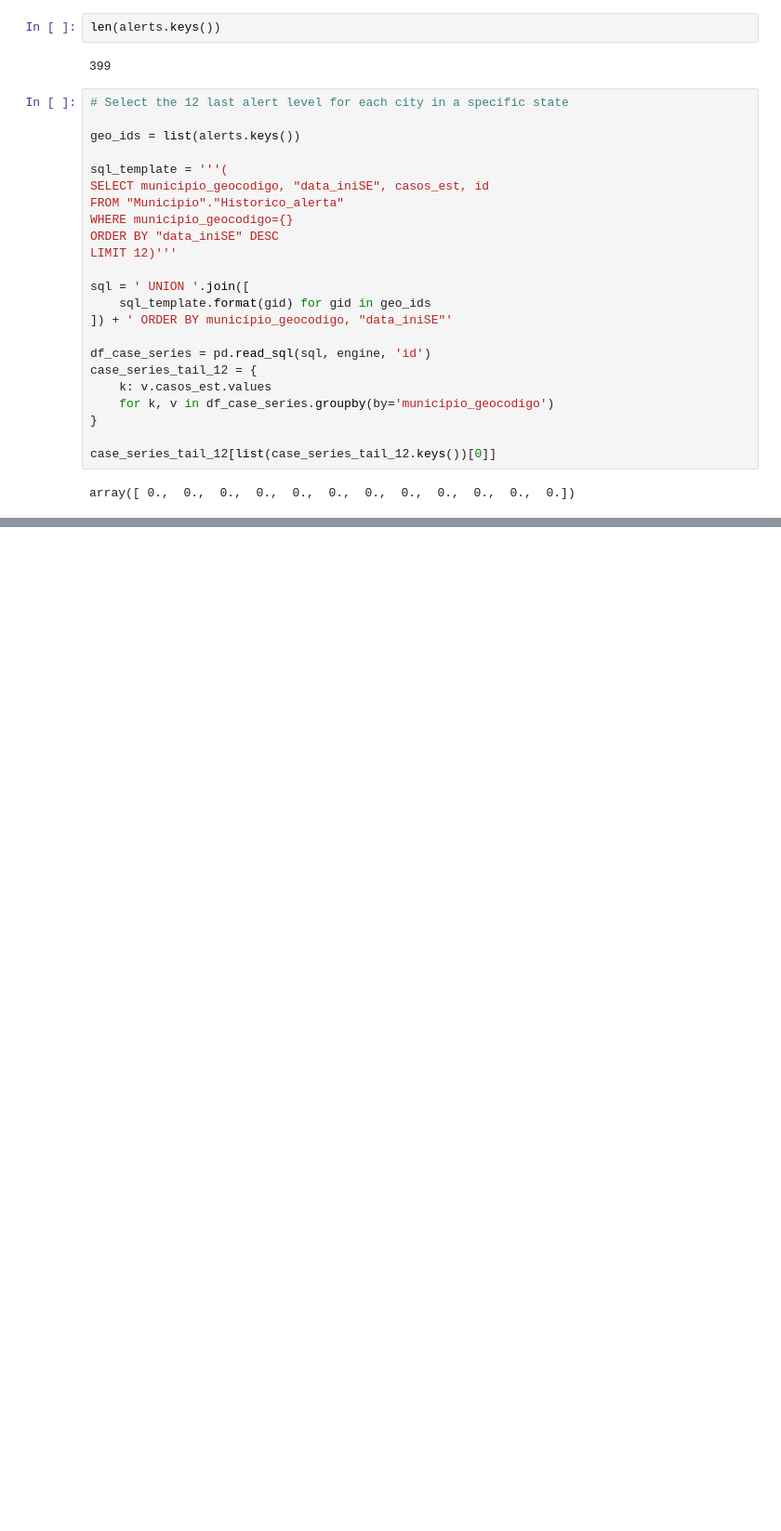
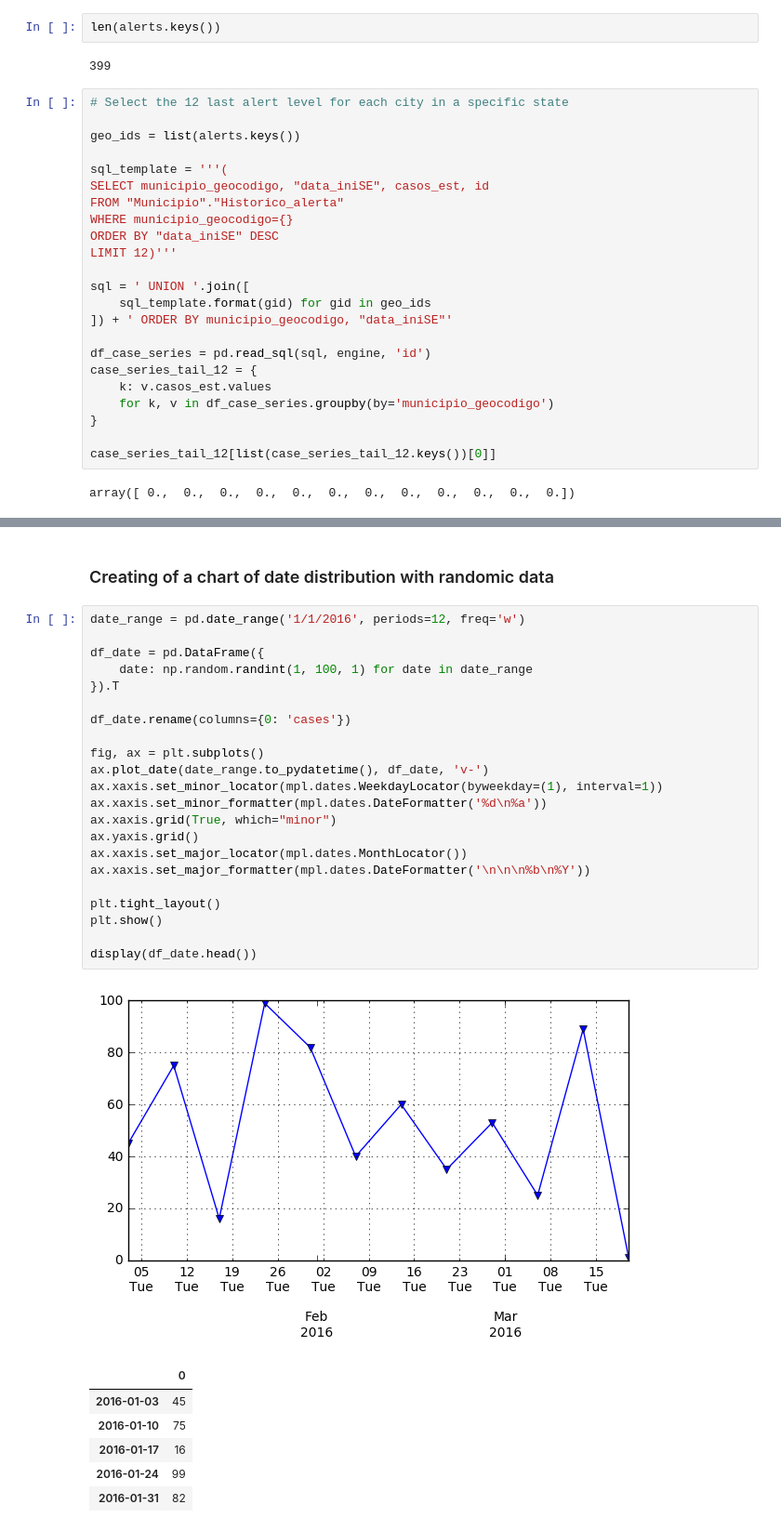
Before and after one commit to AlertaDengue/AlertaDengue, a Jupyter notebook: notebooks/Essay.ipynb, the cells around one changed output, grey strips where cells are left out. Shown: that part at 93% size. Cells and saved outputs as stored; diff of their text form; blank space fills up the shorter version.

```diff
--- a/notebooks/Essay.ipynb
+++ b/notebooks/Essay.ipynb
@@ -348,0 +416,32 @@ array([ 0.,  0.,  0.,  0.,  0.,  0.,  0.,  0.,  0.,  0.,  0.,  0.])
+# %% [markdown]
+### Creating of a chart of date distribution with randomic data
+# %%
+date_range = pd.date_range('1/1/2016', periods=12, freq='w')
+
+df_date = pd.DataFrame({
+    date: np.random.randint(1, 100, 1) for date in date_range
+}).T
+
+df_date.rename(columns={0: 'cases'})
+
+fig, ax = plt.subplots()
+ax.plot_date(date_range.to_pydatetime(), df_date, 'v-')
+ax.xaxis.set_minor_locator(mpl.dates.WeekdayLocator(byweekday=(1), interval=1))
+ax.xaxis.set_minor_formatter(mpl.dates.DateFormatter('%d\n%a'))
+ax.xaxis.grid(True, which="minor")
+ax.yaxis.grid()
+ax.xaxis.set_major_locator(mpl.dates.MonthLocator())
+ax.xaxis.set_major_formatter(mpl.dates.DateFormatter('\n\n\n%b\n%Y'))
+
+plt.tight_layout()
+plt.show()
+
+display(df_date.head())
+# %% [output]
+[figure, added]
+|  | 0 |
+| 2016-01-03 | 45 |
+| 2016-01-10 | 75 |
+| 2016-01-17 | 16 |
+| 2016-01-24 | 99 |
+| 2016-01-31 | 82 |
```
Also changed, not shown: parts of 11 cells of this notebook, 6 other files.
